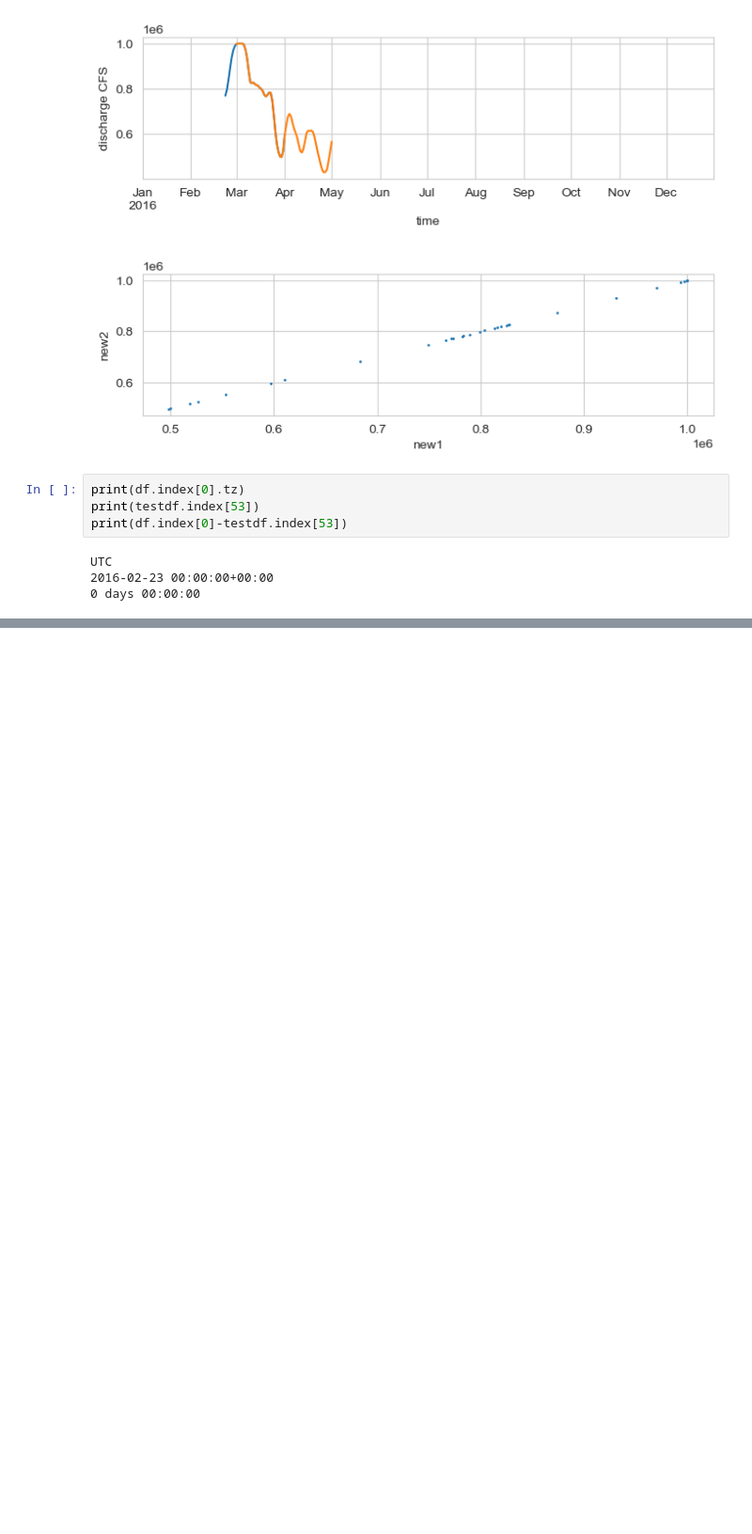
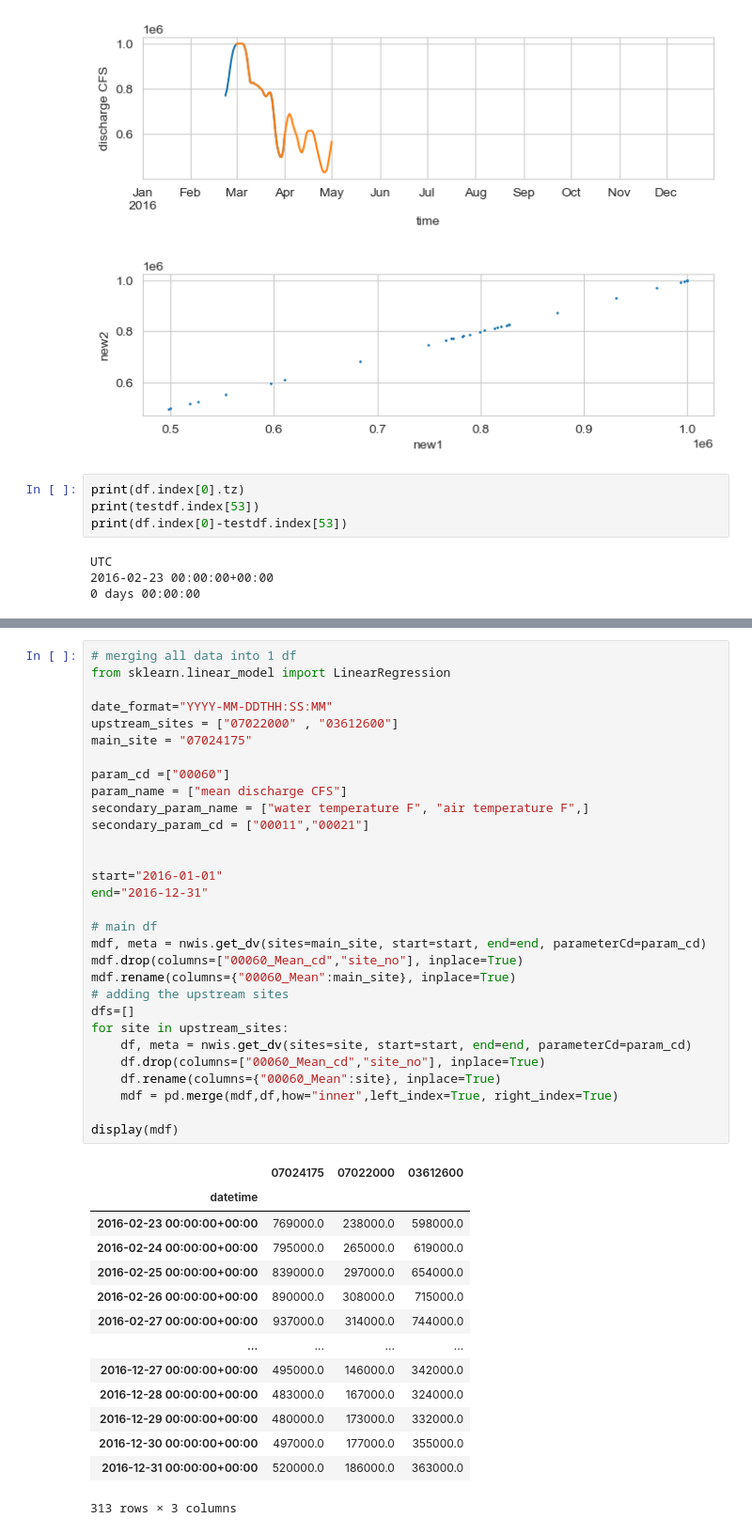
Before and after one commit to sergiogyoz/Machine-Learning, a Jupyter notebook: project/project_testing.ipynb, the cells around one changed output, grey strips where cells are left out. Shown at 94% size. Drawn from its saved outputs; the diff is of its cells as text; blank space fills up the shorter version.

```diff
--- a/project/project_testing.ipynb
+++ b/project/project_testing.ipynb
@@ -216,0 +256,45 @@ for i in range(10):
+# %%
+# merging all data into 1 df
+from sklearn.linear_model import LinearRegression
+
+date_format="YYYY-MM-DDTHH:SS:MM"
+upstream_sites = ["07022000" , "03612600"]
+main_site = "07024175"
+
+param_cd =["00060"]
+param_name = ["mean discharge CFS"]
+secondary_param_name = ["water temperature F", "air temperature F",]
+secondary_param_cd = ["00011","00021"]
+
+
+start="2016-01-01"
+end="2016-12-31"
+
+# main df
+mdf, meta = nwis.get_dv(sites=main_site, start=start, end=end, parameterCd=param_cd)
+mdf.drop(columns=["00060_Mean_cd","site_no"], inplace=True)
+mdf.rename(columns={"00060_Mean":main_site}, inplace=True)
+# adding the upstream sites
+dfs=[]
+for site in upstream_sites:
+    df, meta = nwis.get_dv(sites=site, start=start, end=end, parameterCd=param_cd)
+    df.drop(columns=["00060_Mean_cd","site_no"], inplace=True)
+    df.rename(columns={"00060_Mean":site}, inplace=True)
+    mdf = pd.merge(mdf,df,how="inner",left_index=True, right_index=True)
+
+display(mdf)
+# %% [output]
+|  | 07024175 | 07022000 | 03612600 |
+| datetime |  |  |  |
+| 2016-02-23 00:00:00+00:00 | 769000.0 | 238000.0 | 598000.0 |
+| 2016-02-24 00:00:00+00:00 | 795000.0 | 265000.0 | 619000.0 |
+| 2016-02-25 00:00:00+00:00 | 839000.0 | 297000.0 | 654000.0 |
+| 2016-02-26 00:00:00+00:00 | 890000.0 | 308000.0 | 715000.0 |
+| 2016-02-27 00:00:00+00:00 | 937000.0 | 314000.0 | 744000.0 |
+| ... | ... | ... | ... |
+| 2016-12-27 00:00:00+00:00 | 495000.0 | 146000.0 | 342000.0 |
+| 2016-12-28 00:00:00+00:00 | 483000.0 | 167000.0 | 324000.0 |
+| 2016-12-29 00:00:00+00:00 | 480000.0 | 173000.0 | 332000.0 |
+| 2016-12-30 00:00:00+00:00 | 497000.0 | 177000.0 | 355000.0 |
+| 2016-12-31 00:00:00+00:00 | 520000.0 | 186000.0 | 363000.0 |
+313 rows × 3 columns
```
Also changed, not shown: parts of 7 cells of this notebook, 1 other file.
